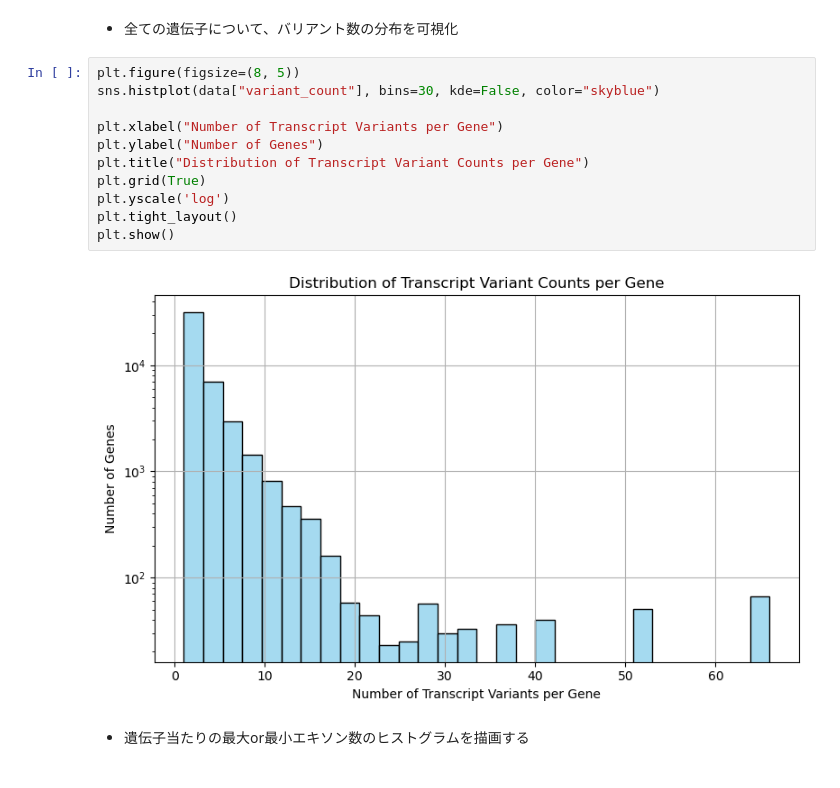
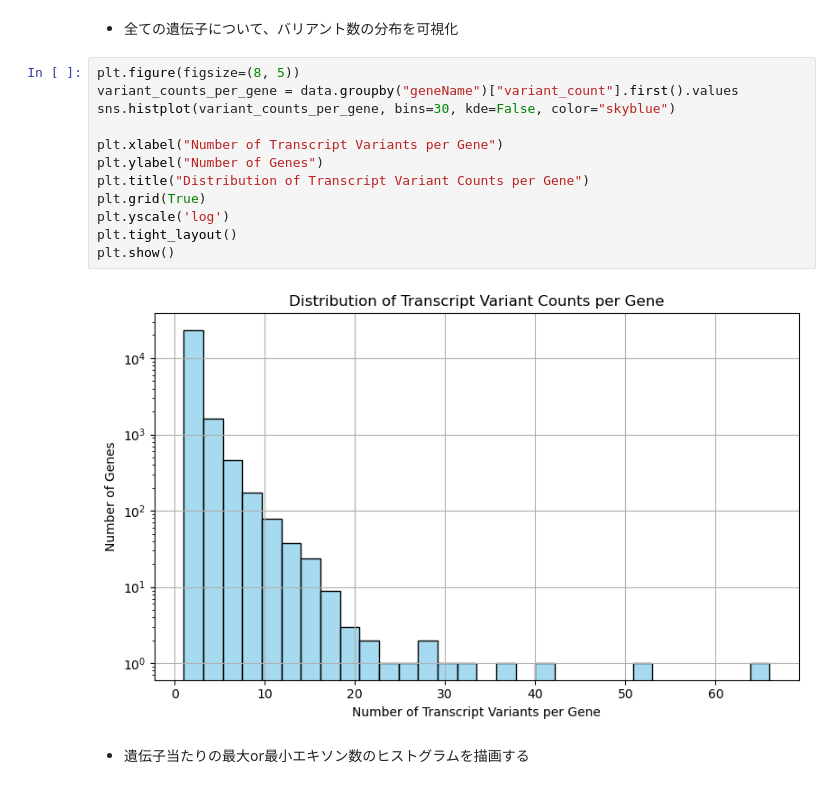
Before and after one commit to kinari-labwork/AltEx-BE, a Jupyter notebook: script/exon_analysis.ipynb, the cells around one changed output. Drawn from its saved outputs; the diff is of its cells as text.

```diff
--- a/script/exon_analysis.ipynb
+++ b/script/exon_analysis.ipynb
@@ -33,17 +33,18 @@ data["exonlengths"] = data["exonlengths"].apply(ast.literal_eval)
 - 全ての遺伝子について、バリアント数の分布を可視化
 # %%
 plt.figure(figsize=(8, 5))
-sns.histplot(data["variant_count"], bins=30, kde=False, color="skyblue")
+variant_counts_per_gene = data.groupby("geneName")["variant_count"].first().values
+sns.histplot(variant_counts_per_gene, bins=30, kde=False, color="skyblue")
 
 plt.xlabel("Number of Transcript Variants per Gene")
 plt.ylabel("Number of Genes")
 plt.title("Distribution of Transcript Variant Counts per Gene")
 plt.grid(True)
 plt.yscale('log')
 plt.tight_layout()
 plt.show()
 # %% [output]
-[figure, old version]
+[figure, new version]
 # %% [markdown]
 - 遺伝子当たりの最大or最小エキソン数のヒストグラムを描画する
 # %%
```
Also changed, not shown: parts of 4 cells of this notebook.
